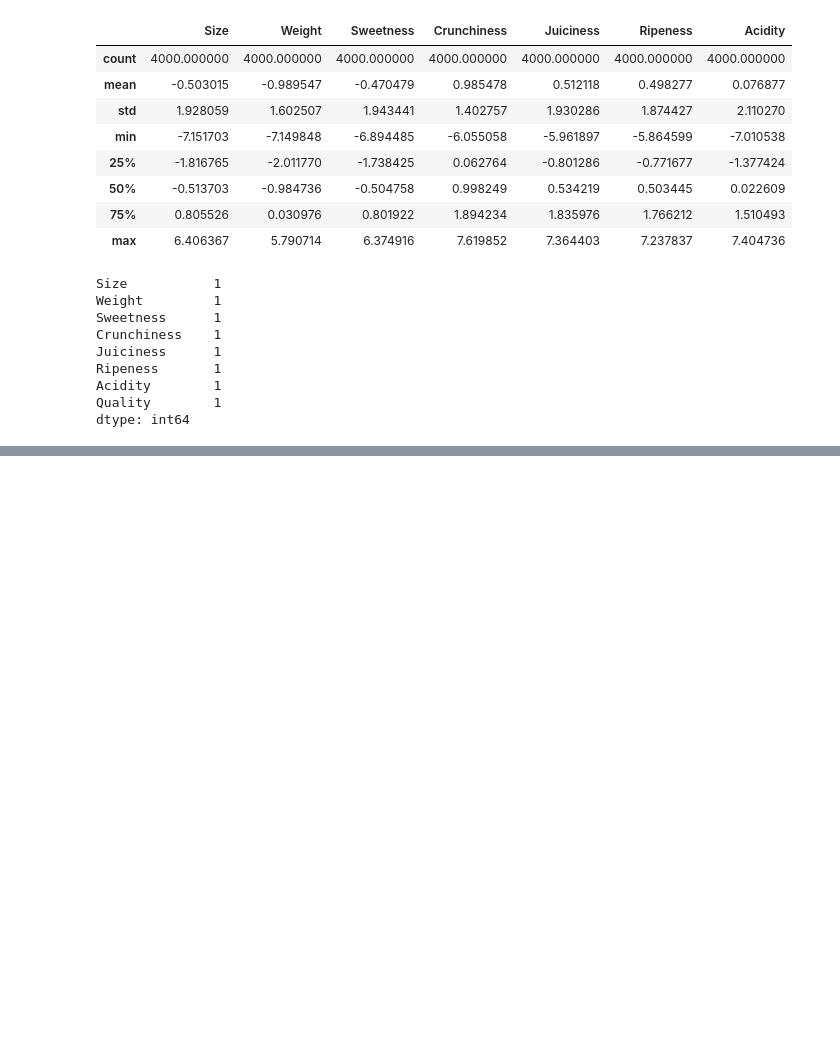
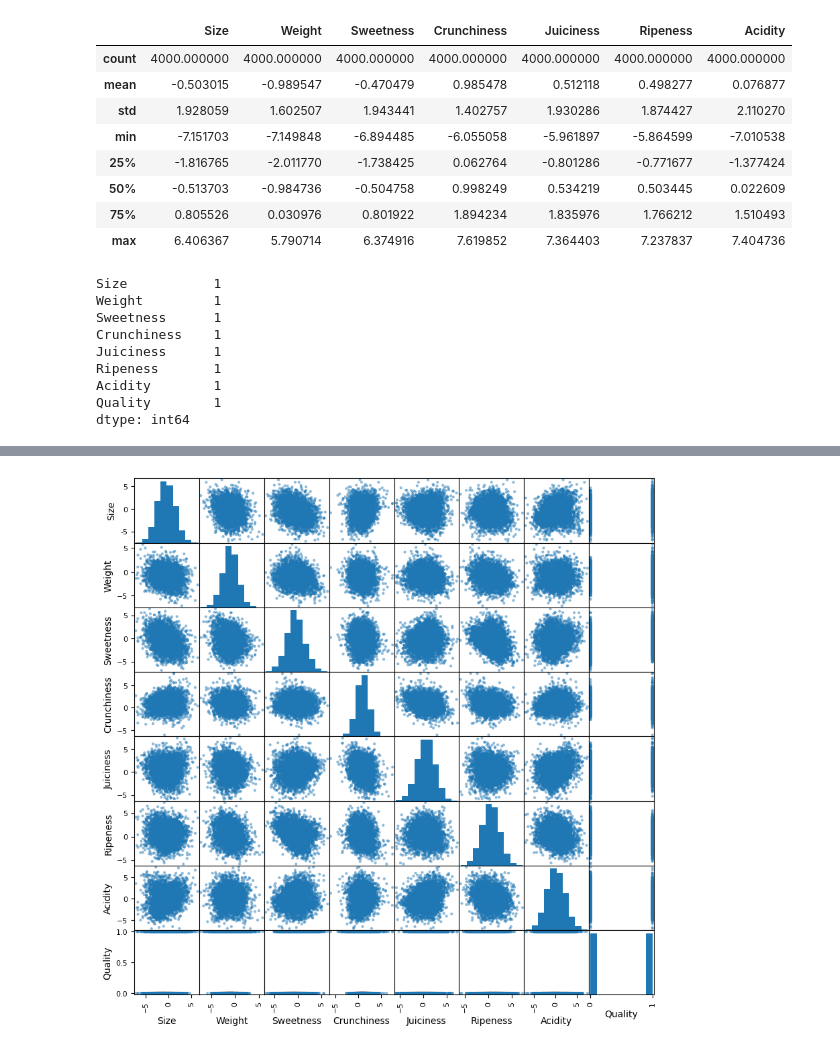
Before and after one commit to mirzaaa101/Apple-Quality-Classifier, a Jupyter notebook: AppleQualityClassifier.ipynb, the cells around one changed output, grey strips where cells are left out. Drawn from its saved outputs; the diff is of its cells as text; code cells hidden in the pictures; blank space fills up the shorter version.

```diff
--- a/AppleQualityClassifier.ipynb
+++ b/AppleQualityClassifier.ipynb
@@ -105,3 +105,5 @@ Ripeness       1
 Acidity        1
 Quality        1
 dtype: int64
+# %%
+apple.dropna(inplace=True)
@@ -107,0 +116,6 @@ dtype: int64
+# %%
+replacements = {
+    'good':1,
+    'bad':0
+}
+apple["Quality"].replace(replacements, inplace=True)
@@ -107,0 +134,6 @@ dtype: int64
+# %%
+from pandas.plotting import scatter_matrix
+scatter_matrix(apple, figsize=(10,10))
+plt.show()
+# %% [output]
+[figure, added]
```
Also changed, not shown: parts of 42 cells of this notebook.
